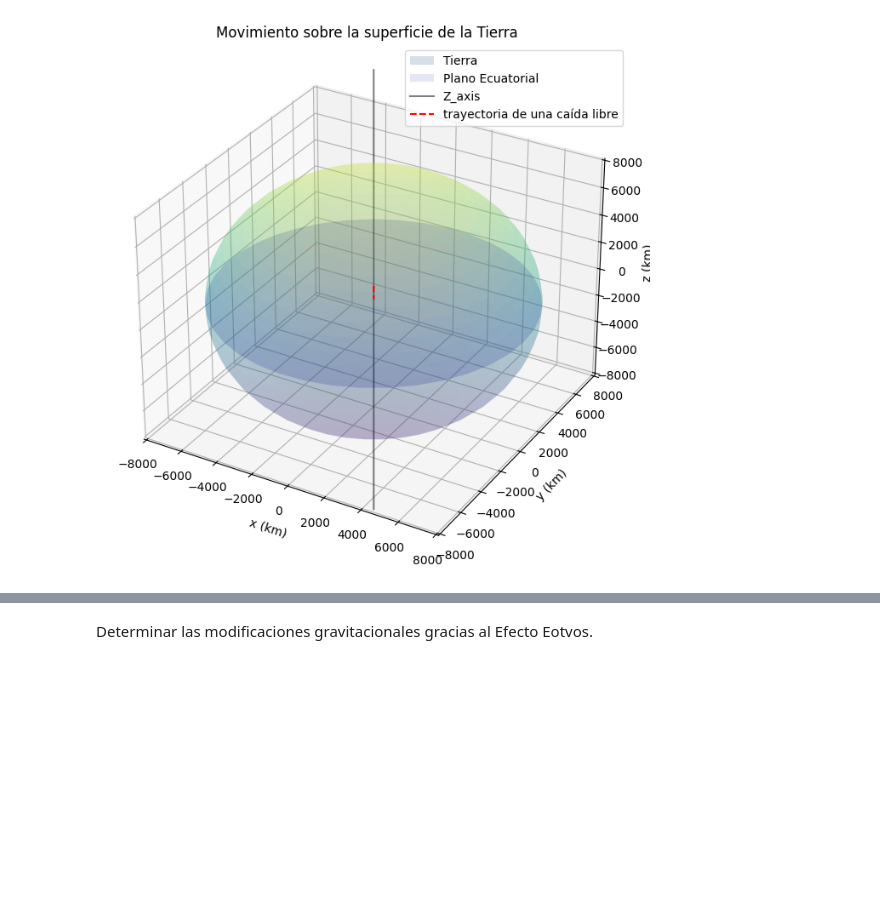
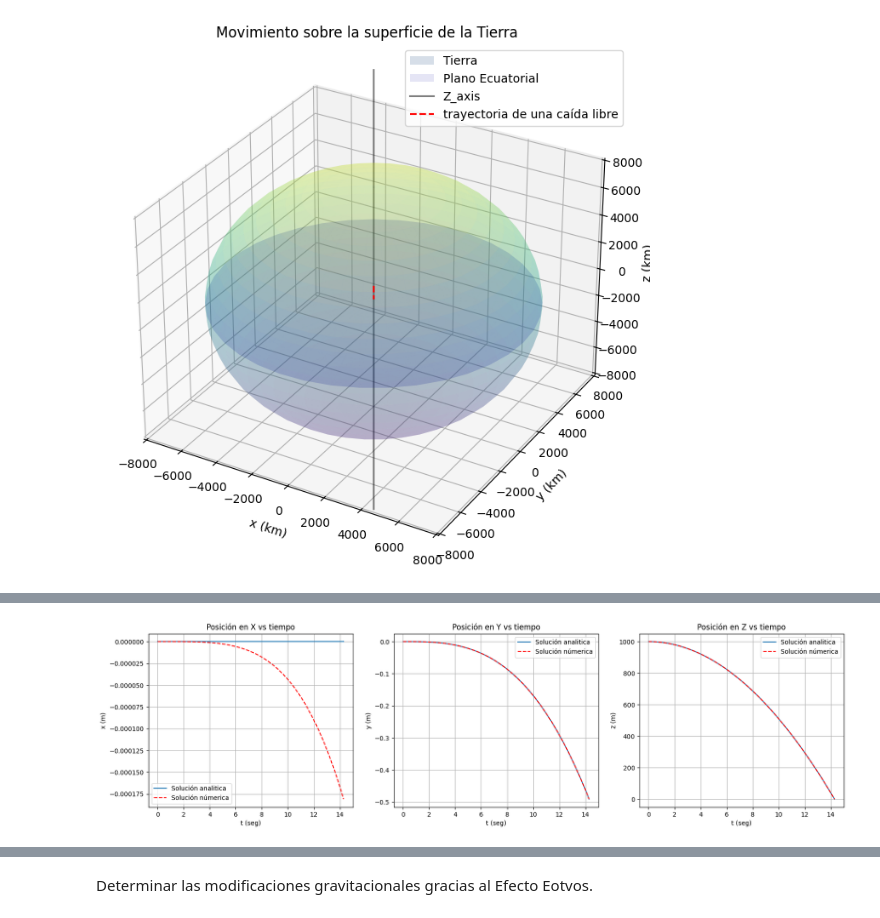
Before and after one commit to jerolg/FISICA_TEORICA_2, a Jupyter notebook: T2_Cuerpo_Rígido/Tarea02.ipynb, the cells around one changed output, grey strips where cells are left out. Drawn from its saved outputs; the diff is of its cells as text; code cells hidden in the pictures; blank space fills up the shorter version.

```diff
--- a/T2_Cuerpo_Rígido/Tarea02.ipynb
+++ b/T2_Cuerpo_Rígido/Tarea02.ipynb
@@ -526,0 +410,30 @@ b = non_inertial_mot_rvar(init_params_rvar, 5000, 3600, coords=True)
+# %%
+plt.figure(figsize=(20,5))
+plt.subplot(1,3,1)
+plt.plot(t, X,label ="Solución analitica" )
+plt.plot(t, x, color = "red", linestyle = "--",  label ="Solución númerica")
+plt.title("Posición en X vs tiempo")
+plt.ylabel('x (m)')
+plt.xlabel('t (seg)')
+plt.legend()
+plt.grid()
+
+plt.subplot(1,3,2)
+plt.plot(t, Y,  label ="Solución analitica")
+plt.title("Posición en Y vs tiempo")
+plt.plot(t, y, color = "red", linestyle = "--", label ="Solución númerica")
+plt.ylabel('y (m)')
+plt.xlabel('t (seg)')
+plt.legend()
+plt.grid()
+
+plt.subplot(1,3,3)
+plt.plot(t, Z,  label ="Solución analitica")
+plt.plot(t, z, color = "red", linestyle = "--",  label ="Solución númerica")
+plt.title("Posición en Z vs tiempo")
+plt.ylabel('z (m)')
+plt.xlabel('t (seg)')
+plt.legend()
+plt.grid()
+# %% [output]
+[figure, added]
```
Also changed, not shown: parts of 17 cells of this notebook.
